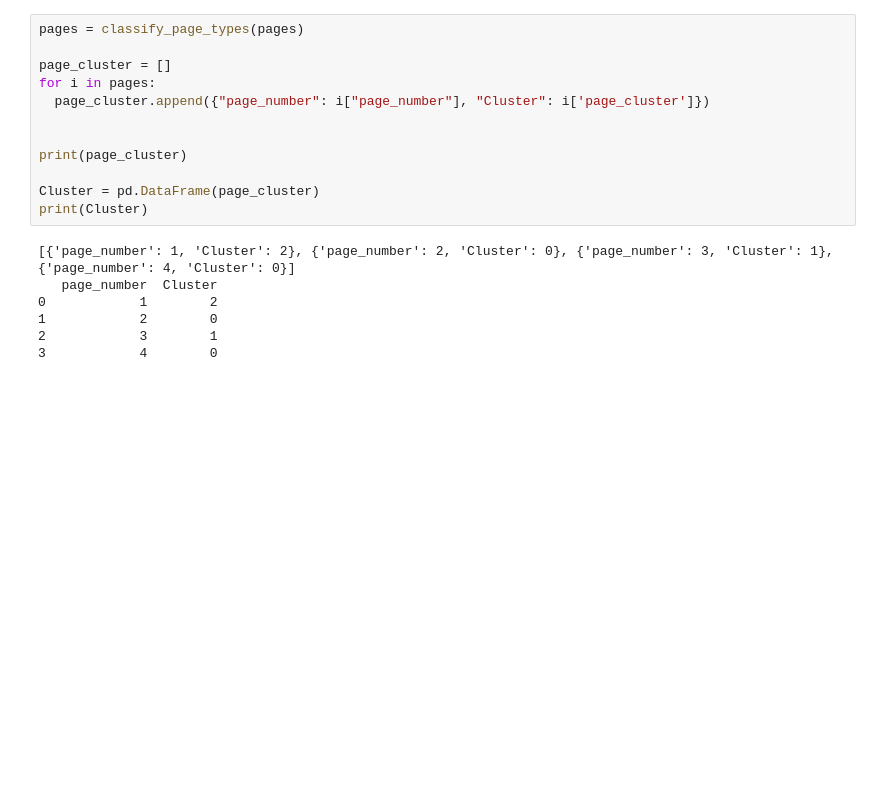
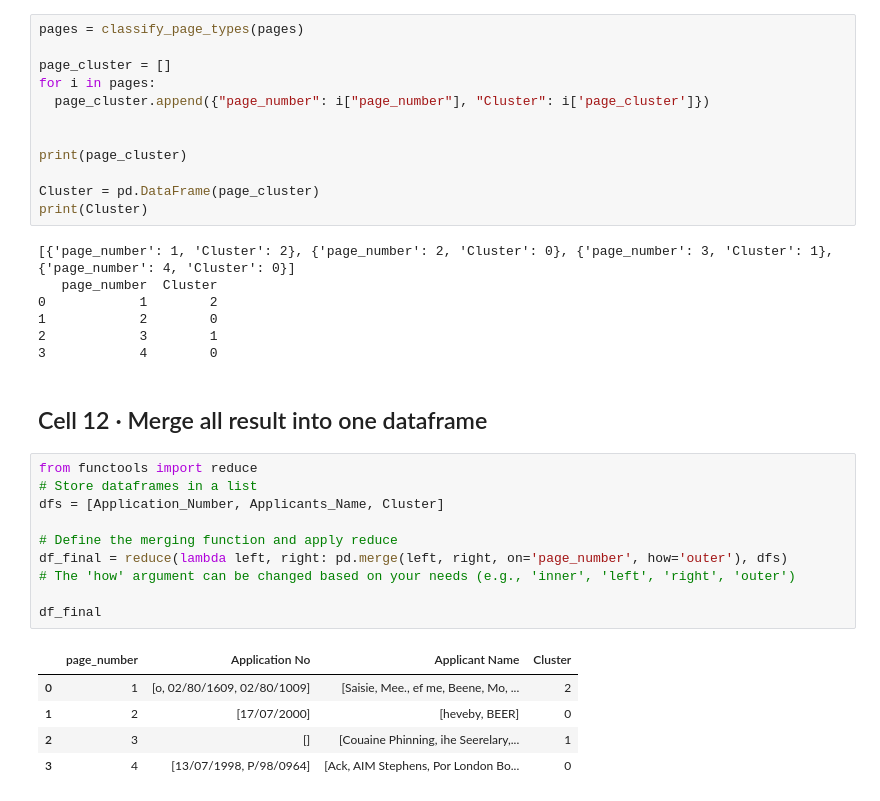
Before and after one commit to onyeogulu/19175136.github.io, a Jupyter notebook: Land_Project.ipynb, the cells around one changed output. Saved outputs shown, nothing was run; the diff lists cells and outputs as text; blank space fills up the shorter version.

```diff
--- a/Land_Project.ipynb
+++ b/Land_Project.ipynb
@@ -435,3 +440,21 @@ print(Cluster)
 1            2        0
 2            3        1
 3            4        0
+# %% [markdown]
+## Cell 12 · Merge all result into one dataframe
+# %%
+from functools import reduce
+# Store dataframes in a list
+dfs = [Application_Number, Applicants_Name, Cluster]
+
+# Define the merging function and apply reduce
+df_final = reduce(lambda left, right: pd.merge(left, right, on='page_number', how='outer'), dfs)
+# The 'how' argument can be changed based on your needs (e.g., 'inner', 'left', 'right', 'outer')
+
+df_final
+# %% [output]
+|  | page_number | Application No | Applicant Name | Cluster |
+| 0 | 1 | [o, 02/80/1609, 02/80/1009] | [Saisie, Mee., ef me, Beene, Mo, ... | 2 |
+| 1 | 2 | [17/07/2000] | [heveby, BEER] | 0 |
+| 2 | 3 | [] | [Couaine Phinning, ihe Seerelary,... | 1 |
+| 3 | 4 | [13/07/1998, P/98/0964] | [Ack, AIM Stephens, Por London Bo... | 0 |
```
Also changed, not shown: parts of 4 cells of this notebook.
